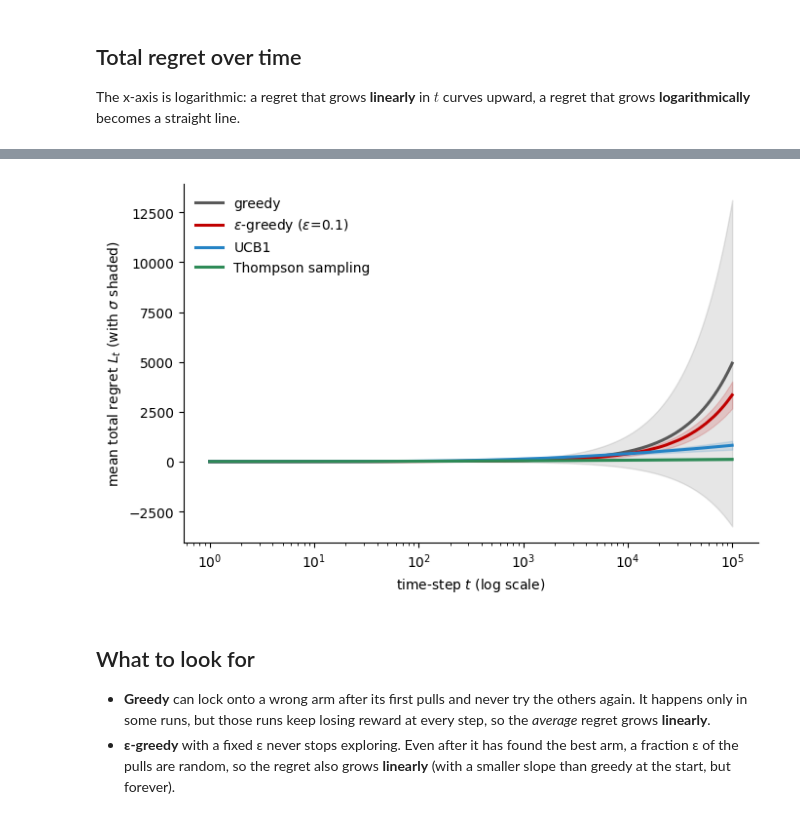
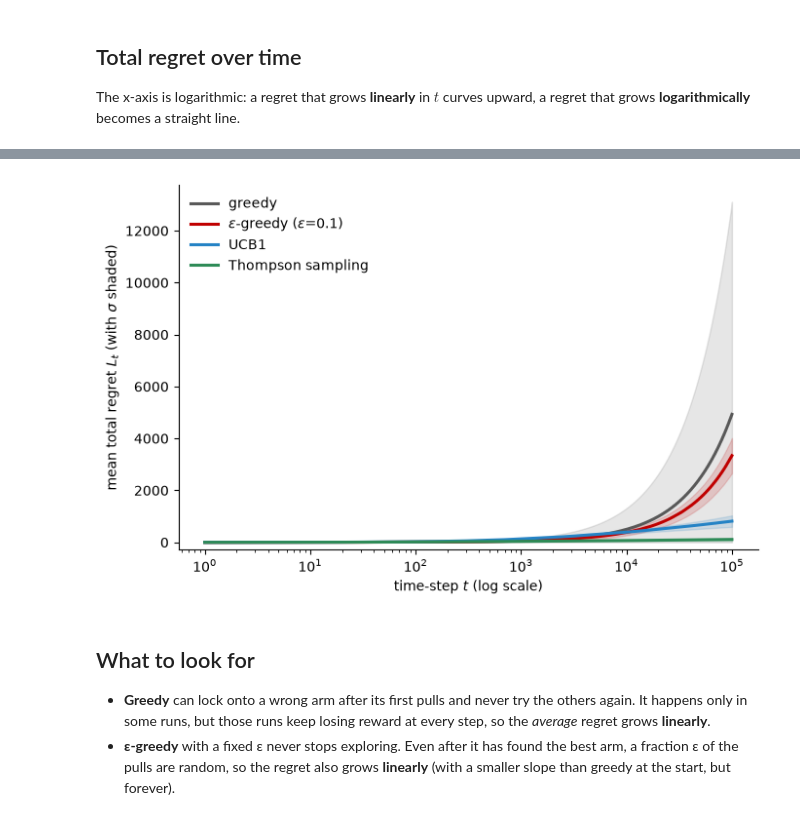
Before and after one commit to JosephAv/robot_learning_course, a Jupyter notebook: notebooks/L9_bandits_regret.ipynb, the cells around one changed output, grey strips where cells are left out. Saved outputs shown, nothing was run; the diff lists cells and outputs as text; code cells hidden in the pictures.

Commit message:
L9 notebook: clip the std band at 0 (regret >= 0), small margin below 0 for visibility

```diff
--- a/notebooks/L9_bandits_regret.ipynb
+++ b/notebooks/L9_bandits_regret.ipynb
@@ -127,25 +127,27 @@ plt.tight_layout(); plt.show()
 # %%
 steps = np.arange(1, T + 1)
 fig, ax = plt.subplots(figsize=(7, 4.5))
 
 for alg in ALGS:
     regret, _ = results[alg]
     cum_regret_runs = regret.cumsum(axis=0)
     mean_regret = cum_regret_runs.mean(axis=1)
     std_regret = cum_regret_runs.std(axis=1)
 
     # Plot mean and shaded standard deviation matching your styling
     ax.plot(steps, mean_regret, color=COLOR[alg], lw=2.2, label=LABEL[alg])
-    ax.fill_between(steps, mean_regret - std_regret, mean_regret + std_regret, color=COLOR[alg], alpha=0.15)
+    # regret is never negative: clip the lower edge of the band at 0
+    ax.fill_between(steps, np.maximum(mean_regret - std_regret, 0), mean_regret + std_regret, color=COLOR[alg], alpha=0.15)
 
 # Using a raw string r"" to avoid LaTeX backslash syntax warnings
 ax.set(xscale="log", xlabel="time-step $t$ (log scale)", ylabel=r"mean total regret $L_t$ (with $\sigma$ shaded)")
+ax.set_ylim(bottom=-0.02 * ax.get_ylim()[1])   # a small margin below 0, so that the Thompson curve does not sit on the axis
 ax.spines[["top", "right"]].set_visible(False)
 ax.legend(frameon=False)
 plt.tight_layout()
 plt.show()
 # %% [output]
-[figure, old version]
+[figure, new version]
 # %% [markdown]
 ## What to look for
 
```
Also changed, not shown: parts of 1 cell of this notebook.
